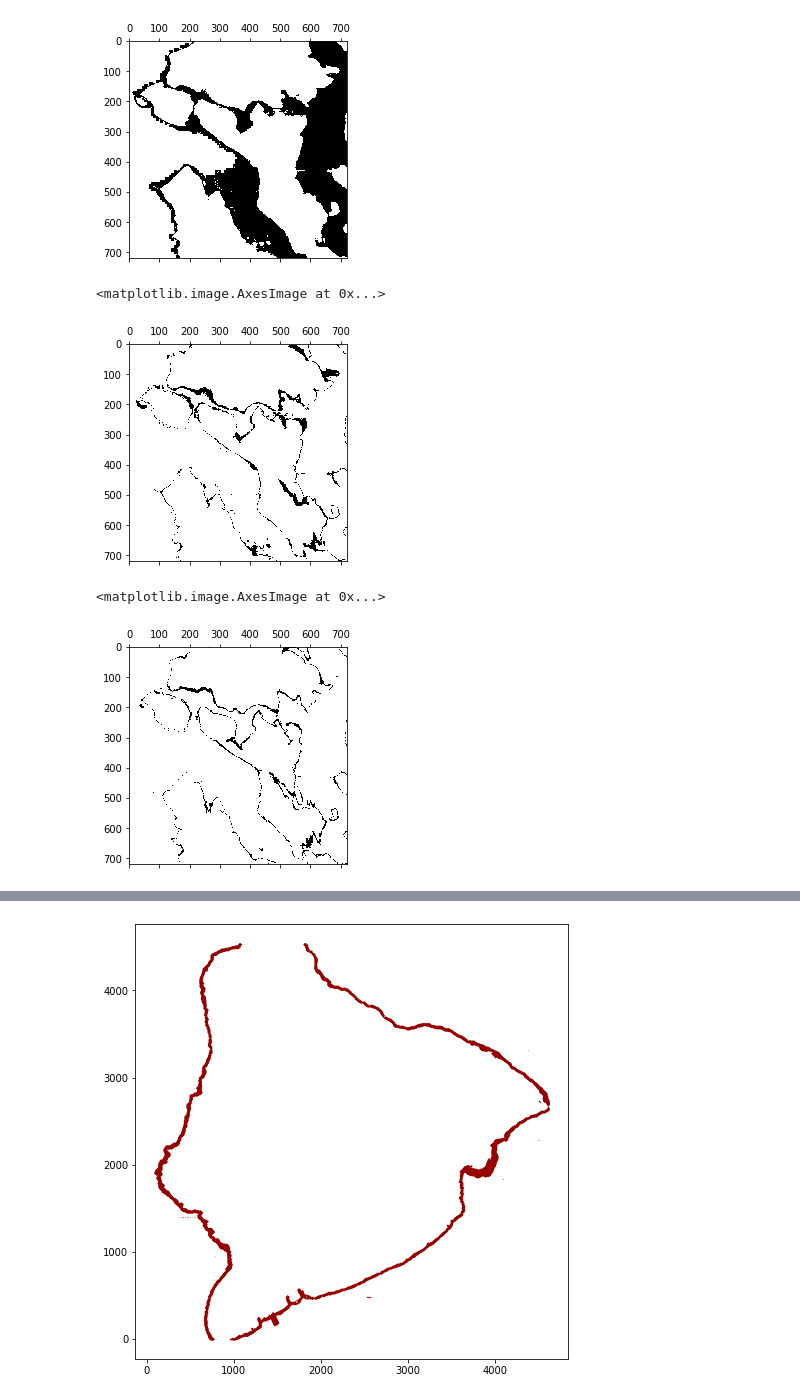
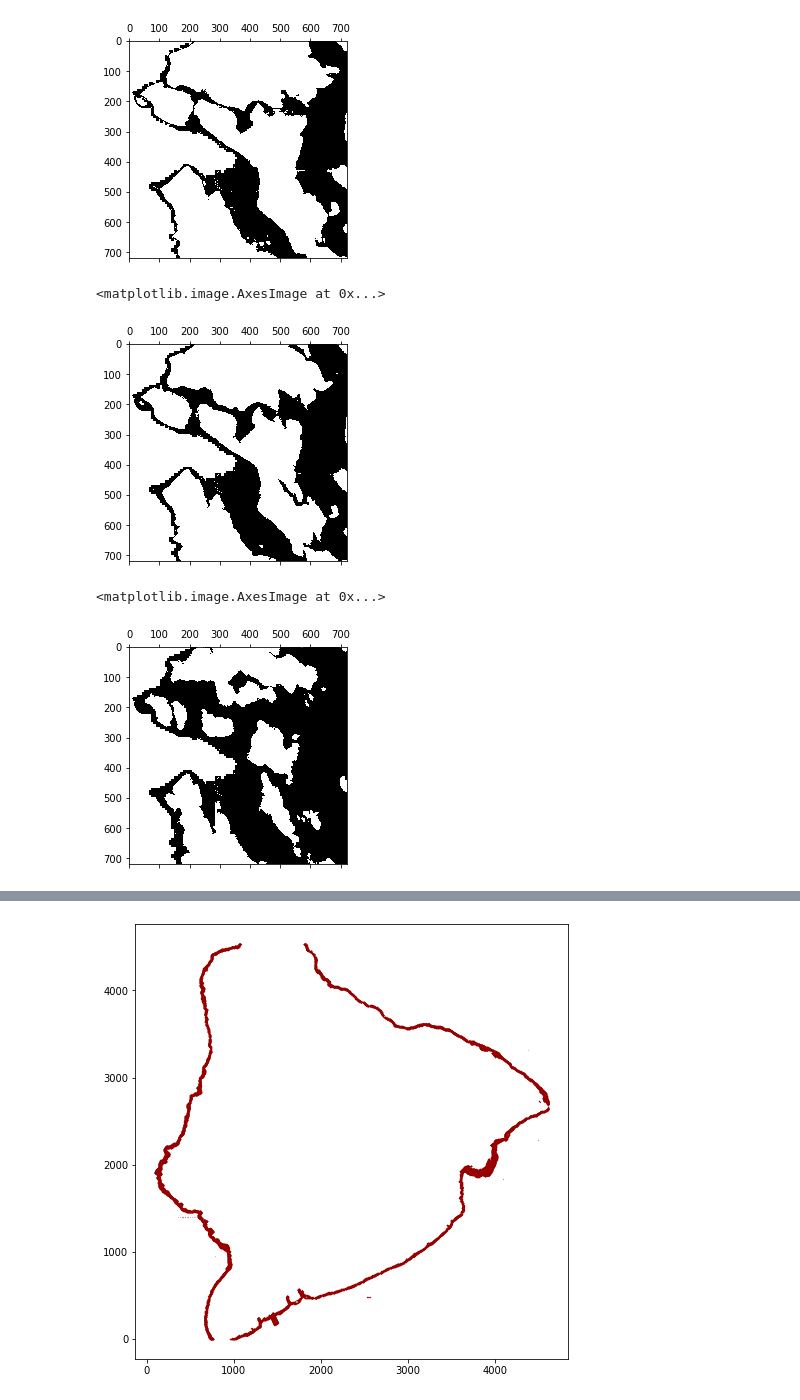
Before and after one commit to blakedallen/geo-viz-group, a Jupyter notebook: Data Engineering.ipynb, the cells around one changed output, grey strips where cells are left out. Cells and saved outputs as stored; diff of their text form; code cells hidden in the pictures.

Commit message:
solution for seattle, shows various water levels using a sparse matrix up to 200 feet

```diff
--- a/Data Engineering.ipynb
+++ b/Data Engineering.ipynb
@@ -160,17 +160,17 @@ def toSparse(arr, cutoff=(0.0,10.0), char=1, nan=0):
 #elevations
 #export these as datasets (geocoordinates)
 
-matrices = {} #mapping of level range "0-10" --> <sparse matrix>
-
-for level in levels:
-    ll = level
-    ul = level + step
+matrices = {} #mapping of water level range <int> --> <sparse matrix>
+sparse_levels = list(range(0, 200, 10))
+base_level = 0.0
+for level in sparse_levels:
+    nl = level + step
     sparse_matrix = []
     for row in data_array:
-        sparse_row = toSparse(row, cutoff=(ll, ul))
+        sparse_row = toSparse(row, cutoff=(base_level, nl))
         sparse_matrix.insert(0, sparse_row)
     sm = np.asarray(sparse_matrix)
-    key = str(ll)+"-"+str(ul)
+    key = nl
     matrices[key] = sm
 # %%
 #Plot our sparse matrix to see results
@@ -179,12 +179,12 @@ plt.spy(matrices["0-10"])
 <matplotlib.image.AxesImage at 0x...>
 [figure]
 # %%
-plt.spy(matrices["10-20"])
+plt.spy(matrices[20])
 # %% [output]
 <matplotlib.image.AxesImage at 0x...>
-[figure, old version]
+[figure, new version]
 # %%
-plt.spy(matrices["20-30"])
+plt.spy(matrices[60])
 # %% [output]
 <matplotlib.image.AxesImage at 0x...>
-[figure, old version]
+[figure, new version]
```
Also changed, not shown: parts of 5 cells of this notebook.
